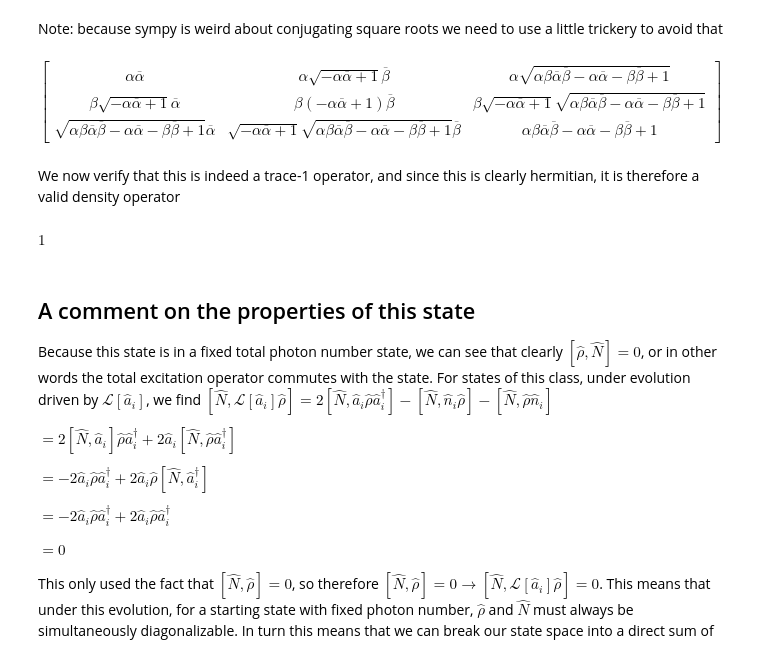
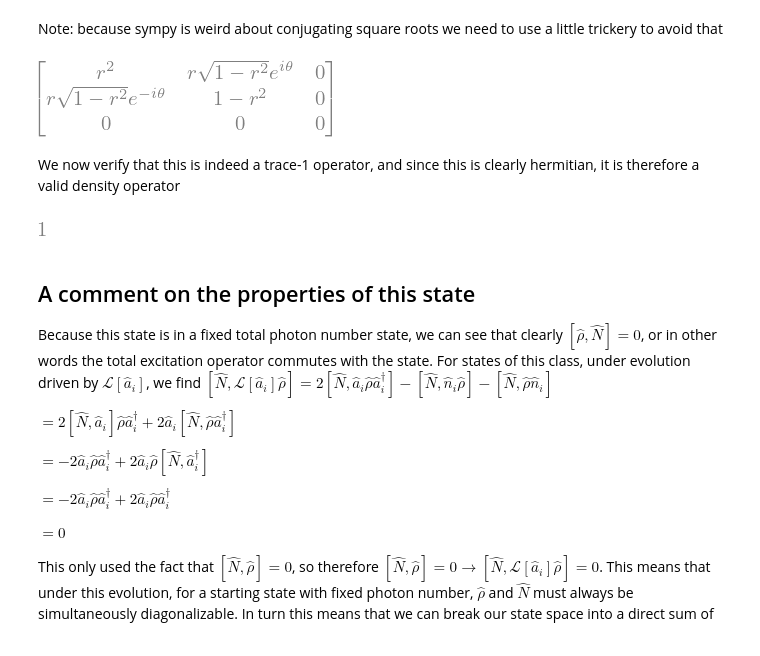
Before and after one commit to DominicDams/covert-quantum-analysis, a Jupyter notebook: notebooks/Fully symbolic simple case.ipynb, the cells around one changed output. Drawn from its saved outputs; the diff is of its cells as text; code cells hidden in the pictures.

Commit message:
updated symbolic stuff

```diff
--- a/notebooks/Fully symbolic simple case.ipynb
+++ b/notebooks/Fully symbolic simple case.ipynb
@@ -9,16 +10,19 @@ from sympy import Q, Matrix
 The goal of this program is to symbolicly determine the QFI of a general 2-mode exactly 2-photon state for a pair of loss channels. In order to do this we need to first define our relevant symbols
 ### Defining the starting state
 # %%
-α,β = sym.symbols('alpha beta',complex=True)
-η1,η2 = sym.symbols('eta1 eta2',real=True)
+α = sym.symbols('alpha',complex=True)
+η1,η2, β, r, f1, f2, f3, θ, η = sym.symbols('eta1 eta2 beta r f1 f2 f3 theta eta',positive=True)
+A = sym.symbols('A', real=True)
+w1, w2 = map(sym.Wild,'wv')
+sym.init_printing()
 # %%
 αsq = α*sym.conjugate(α)
 βsq = β*sym.conjugate(β)
 # %%
-vec = Matrix([α,β*sym.sqrt(1-αsq),sym.sqrt(1+αsq*βsq-αsq-βsq)])
+vec = Matrix([r*sym.exp(sym.I*θ),sym.sqrt(1-r**2),0])
 # %% [markdown]
 Note: because sympy is weird about conjugating square roots we need to use a little trickery to avoid that
 # %%
-vecH = Matrix([sym.conjugate(α),sym.conjugate(β)*sym.sqrt(1-αsq),sym.sqrt(1+αsq*βsq-αsq-βsq)]).T
+vecH = Matrix([r*sym.exp(-sym.I*θ),sym.sqrt(1-r**2),0]).T
 # %%
 M = sym.simplify(vec@vecH)
@@ -25,11 +32,11 @@ M = sym.simplify(vec@vecH)
 # %%
-M
+display(M)
 # %% [output]
-$\displaystyle \left[\begin{matrix}\alpha \overline{\alpha} & \alpha \sqrt{- \alpha \overline{\alpha} + 1} \overline{\beta} & \alpha \sqrt{\alpha \beta \overline{\alpha} \overline{\beta} - \alpha \overline{\alpha} - \beta \overline{\beta} + 1}\\\beta \sqrt{- \alpha \overline{\alpha} + 1} \overline{\alpha} & \beta \left(- \alpha \overline{\alpha} + 1\right) \overline{\beta} & \beta \sqrt{- \alpha \overline{\alpha} + 1} \sqrt{\alpha \beta \overline{\alpha} \overline{\beta} - \alpha \overline{\alpha} - \beta \overline{\beta} + 1}\\\sqrt{\alpha \beta \overline{\alpha} \overline{\beta} - \alpha \overline{\alpha} - \beta \overline{\beta} + 1} \overline{\alpha} & \sqrt{- \alpha \overline{\alpha} + 1} \sqrt{\alpha \beta \overline{\alpha} \overline{\beta} - \alpha \overline{\alpha} - \beta \overline{\beta} + 1} \overline{\beta} & \alpha \beta \overline{\alpha} \overline{\beta} - \alpha \overline{\alpha} - \beta \overline{\beta} + 1\end{matrix}\right]$
+[figure, added]
 # %% [markdown]
 We now verify that this is indeed a trace-1 operator, and since this is clearly hermitian, it is therefore a valid density operator
 # %%
-sym.simplify(sym.trace(M))
+display(sym.simplify(sym.trace(M)))
 # %% [output]
-$\displaystyle 1$
+[figure, added]
 # %%
```
Also changed, not shown: parts of 67 cells of this notebook, 1 other file.
